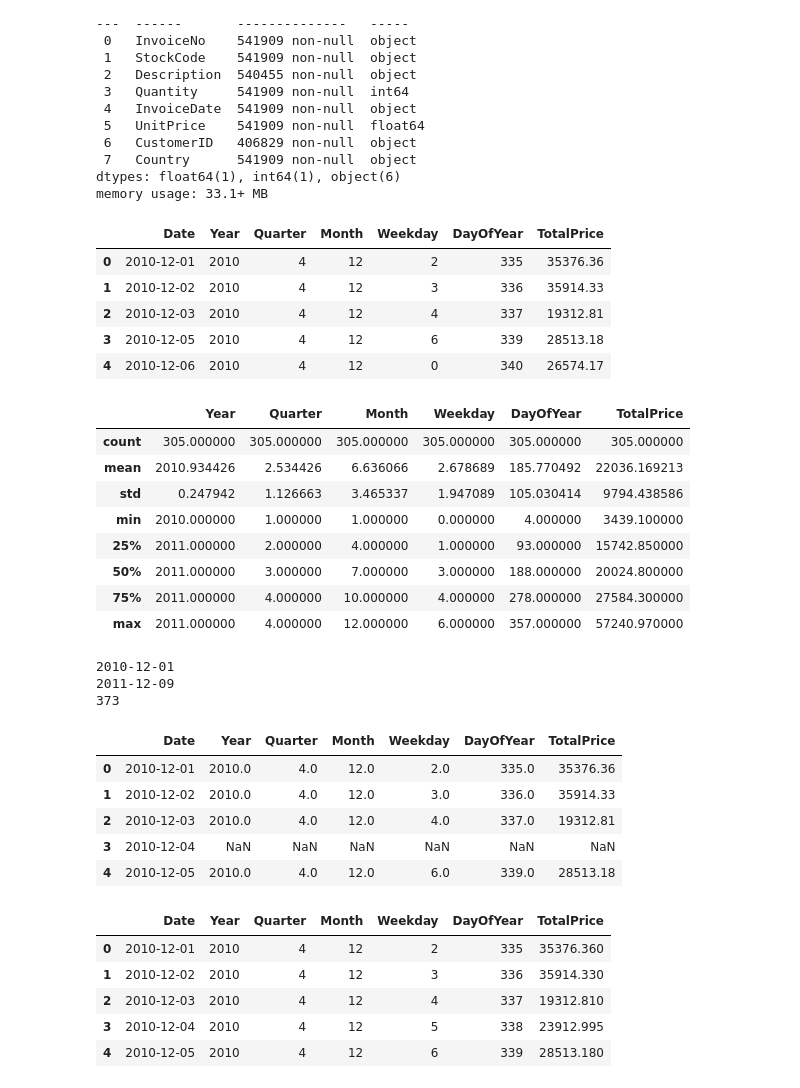
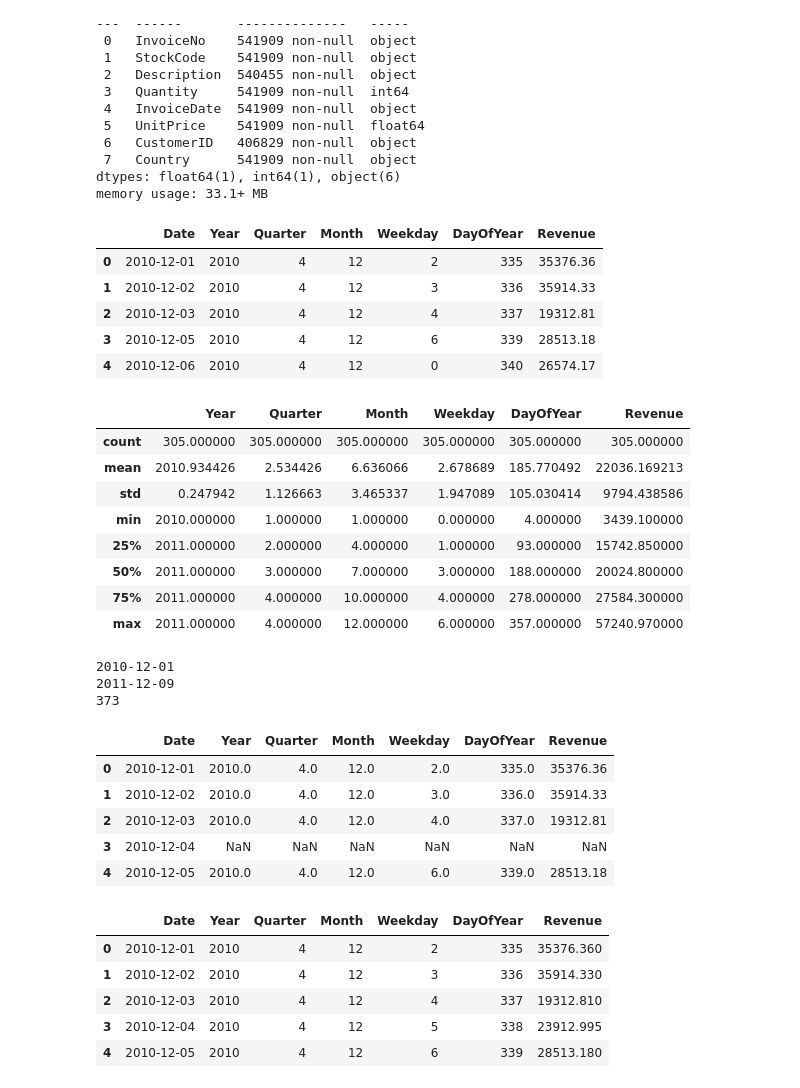
Before and after one commit to NgokNgo/Revenue-Forecasting, a Jupyter notebook: preprocess.ipynb, the cells around one changed output. Saved outputs shown, nothing was run; the diff lists cells and outputs as text; code cells hidden in the pictures.

```diff
--- a/preprocess.ipynb
+++ b/preprocess.ipynb
@@ -50,14 +50,14 @@ def revenue_by_day(df: pd.DataFrame):
     df = df.copy()
 
     # group by Date, calculate sum of total price and keep time features such as weekday, month, ...
-    df = df.groupby(['Date', 'Year', 'Quarter', 'Month', 'Weekday', 'DayOfYear']).agg({'TotalPrice': 'sum'}).reset_index()
+    df = df.groupby(['Date', 'Year', 'Quarter', 'Month', 'Weekday', 'DayOfYear']).agg({'Revenue': 'sum'}).reset_index()
 
     return df
 
 def feature_engineer(df: pd.DataFrame):
     df = df.copy()
 
-    df['TotalPrice'] = df['Quantity'] * df['UnitPrice']
+    df['Revenue'] = df['Quantity'] * df['UnitPrice']
     df['Date'] = df['InvoiceDate'].dt.date
     df['Year'] = df['InvoiceDate'].dt.year
     df['Quarter'] = df['InvoiceDate'].dt.quarter
@@ -69,9 +69,9 @@ def feature_engineer(df: pd.DataFrame):
     df.drop(columns=['InvoiceDate'], inplace=True)
 
     # filter
-    lower_bound = df['TotalPrice'].quantile(0.01)
-    upper_bound = df['TotalPrice'].quantile(0.99)
-    df = df[(df['TotalPrice'] >= lower_bound) & (df['TotalPrice'] <= upper_bound)]
+    lower_bound = df['Revenue'].quantile(0.01)
+    upper_bound = df['Revenue'].quantile(0.99)
+    df = df[(df['Revenue'] >= lower_bound) & (df['Revenue'] <= upper_bound)]
 
     # group
     df = revenue_by_day(df)
@@ -82,7 +82,7 @@ clean_df = preprocessing(df)
 clean_df = feature_engineer(clean_df)
 clean_df.head()
 # %% [output]
-|  | Date | Year | Quarter | Month | Weekday | DayOfYear | TotalPrice |
+|  | Date | Year | Quarter | Month | Weekday | DayOfYear | Revenue |
 | 0 | 2010-12-01 | 2010 | 4 | 12 | 2 | 335 | 35376.36 |
 | 1 | 2010-12-02 | 2010 | 4 | 12 | 3 | 336 | 35914.33 |
 | 2 | 2010-12-03 | 2010 | 4 | 12 | 4 | 337 | 19312.81 |
@@ -91,7 +91,7 @@ clean_df.head()
 # %%
 clean_df.describe()
 # %% [output]
-|  | Year | Quarter | Month | Weekday | DayOfYear | TotalPrice |
+|  | Year | Quarter | Month | Weekday | DayOfYear | Revenue |
 | count | 305.000000 | 305.000000 | 305.000000 | 305.000000 | 305.000000 | 305.000000 |
 | mean | 2010.934426 | 2.534426 | 6.636066 | 2.678689 | 185.770492 | 22036.169213 |
 | std | 0.247942 | 1.126663 | 3.465337 | 1.947089 | 105.030414 | 9794.438586 |
@@ -118,7 +118,7 @@ clean_df = clean_df.asfreq('D')
 clean_df = clean_df.reset_index()
 clean_df.head()
 # %% [output]
-|  | Date | Year | Quarter | Month | Weekday | DayOfYear | TotalPrice |
+|  | Date | Year | Quarter | Month | Weekday | DayOfYear | Revenue |
 | 0 | 2010-12-01 | 2010.0 | 4.0 | 12.0 | 2.0 | 335.0 | 35376.36 |
 | 1 | 2010-12-02 | 2010.0 | 4.0 | 12.0 | 3.0 | 336.0 | 35914.33 |
 | 2 | 2010-12-03 | 2010.0 | 4.0 | 12.0 | 4.0 | 337.0 | 19312.81 |
@@ -127,19 +127,19 @@ clean_df.head()
 # %%
 def rebuild_time_features(df):
     df = df.copy()
     df['Year'] = df['Date'].dt.year
     df['Quarter'] = df['Date'].dt.quarter
     df['Month'] = df['Date'].dt.month
     df['Weekday'] = df['Date'].dt.weekday
     df['DayOfYear'] = df['Date'].dt.dayofyear
     return df
 
 
 clean_df = rebuild_time_features(clean_df)
-clean_df['TotalPrice'] = clean_df['TotalPrice'].fillna(clean_df['TotalPrice'].interpolate())
+clean_df['Revenue'] = clean_df['Revenue'].fillna(clean_df['Revenue'].interpolate())
 clean_df.head()
 # %% [output]
-|  | Date | Year | Quarter | Month | Weekday | DayOfYear | TotalPrice |
+|  | Date | Year | Quarter | Month | Weekday | DayOfYear | Revenue |
 | 0 | 2010-12-01 | 2010 | 4 | 12 | 2 | 335 | 35376.360 |
 | 1 | 2010-12-02 | 2010 | 4 | 12 | 3 | 336 | 35914.330 |
 | 2 | 2010-12-03 | 2010 | 4 | 12 | 4 | 337 | 19312.810 |
```
Also changed, not shown: 4 other files.
